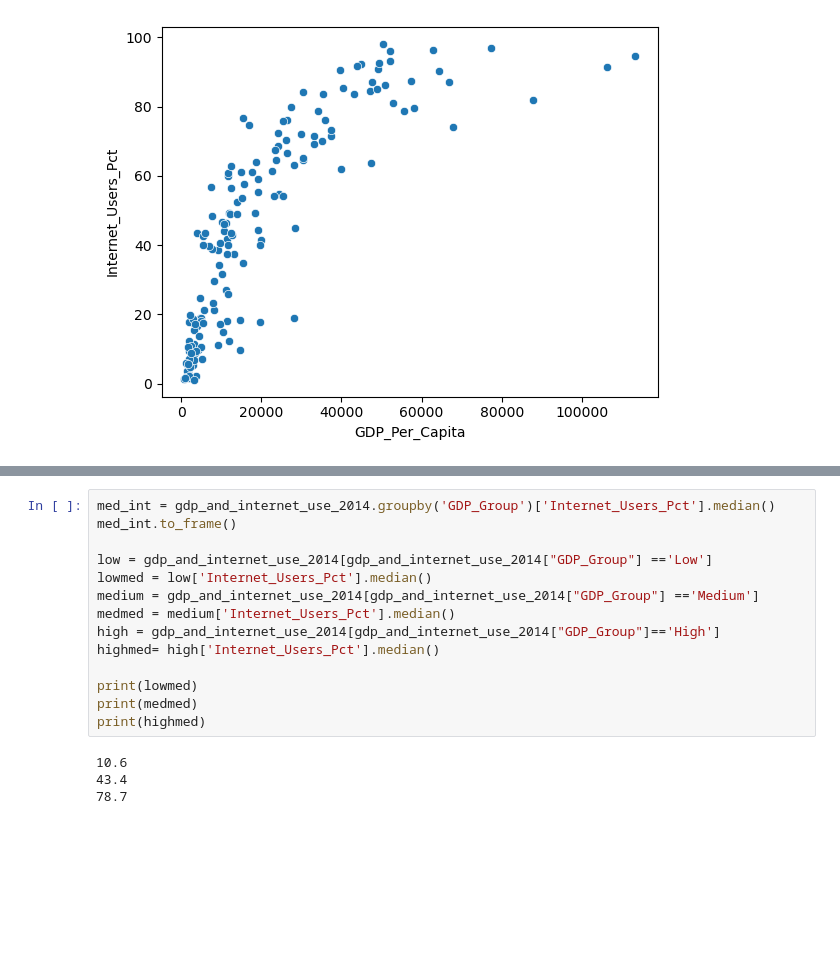
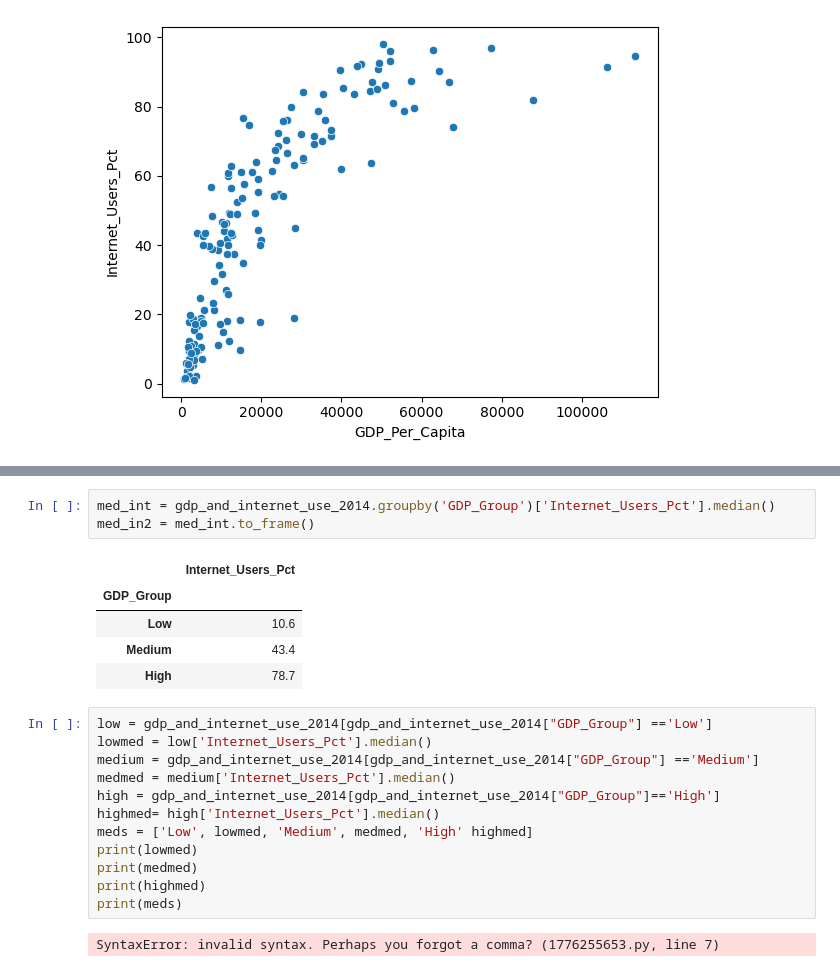
Before and after one commit to NSS-Data-Analytics-Cohort-10/gdp-and-internet-usage-Daniel-Hoover, a Jupyter notebook: Notebooks/un_project.ipynb, the cells around one changed output, grey strips where cells are left out. Cells and saved outputs as stored; diff of their text form; blank space fills up the shorter version.

```diff
--- a/Notebooks/un_project.ipynb
+++ b/Notebooks/un_project.ipynb
@@ -592,19 +592,24 @@ See the caveats in the documentation: https://pandas.pydata.org/pandas-docs/stab
 # %%
 med_int = gdp_and_internet_use_2014.groupby('GDP_Group')['Internet_Users_Pct'].median()
-med_int.to_frame()
-
-low = gdp_and_internet_use_2014[gdp_and_internet_use_2014["GDP_Group"] =='Low']
-lowmed = low['Internet_Users_Pct'].median()
-medium = gdp_and_internet_use_2014[gdp_and_internet_use_2014["GDP_Group"] =='Medium']
-medmed = medium['Internet_Users_Pct'].median()
-high = gdp_and_internet_use_2014[gdp_and_internet_use_2014["GDP_Group"]=='High']
-highmed= high['Internet_Users_Pct'].median()
-
-print(lowmed)
-print(medmed)
-print(highmed)
+med_in2 = med_int.to_frame()
 # %% [output]
-10.6
-43.4
-78.7
+|  | Internet_Users_Pct |
+| GDP_Group |  |
+| Low | 10.6 |
+| Medium | 43.4 |
+| High | 78.7 |
+# %%
+low = gdp_and_internet_use_2014[gdp_and_internet_use_2014["GDP_Group"] =='Low']
+lowmed = low['Internet_Users_Pct'].median()
+medium = gdp_and_internet_use_2014[gdp_and_internet_use_2014["GDP_Group"] =='Medium']
+medmed = medium['Internet_Users_Pct'].median()
+high = gdp_and_internet_use_2014[gdp_and_internet_use_2014["GDP_Group"]=='High']
+highmed= high['Internet_Users_Pct'].median()
+meds = ['Low', lowmed, 'Medium', medmed, 'High' highmed]
+print(lowmed)
+print(medmed)
+print(highmed)
+print(meds)
+# %% [output]
+SyntaxError: invalid syntax. Perhaps you forgot a comma? (1776255653.py, line 7)
 # %%
```
Also changed, not shown: parts of 8 cells of this notebook.
